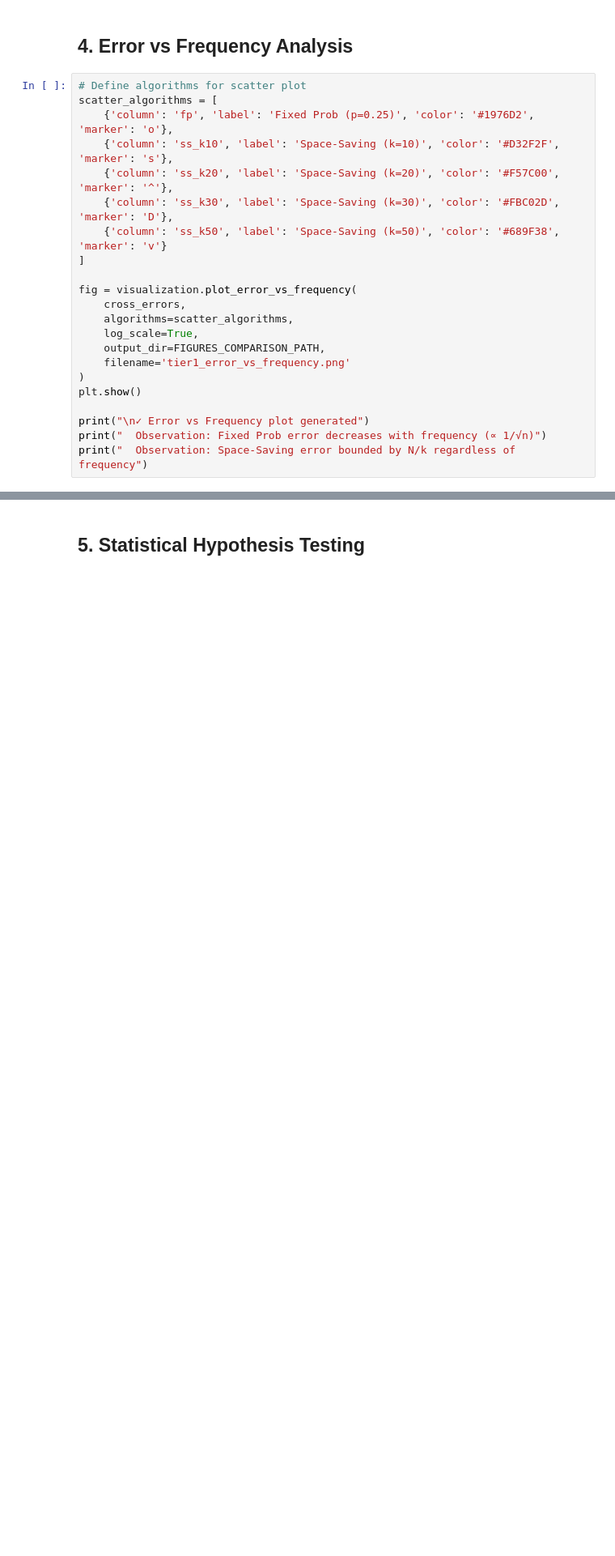
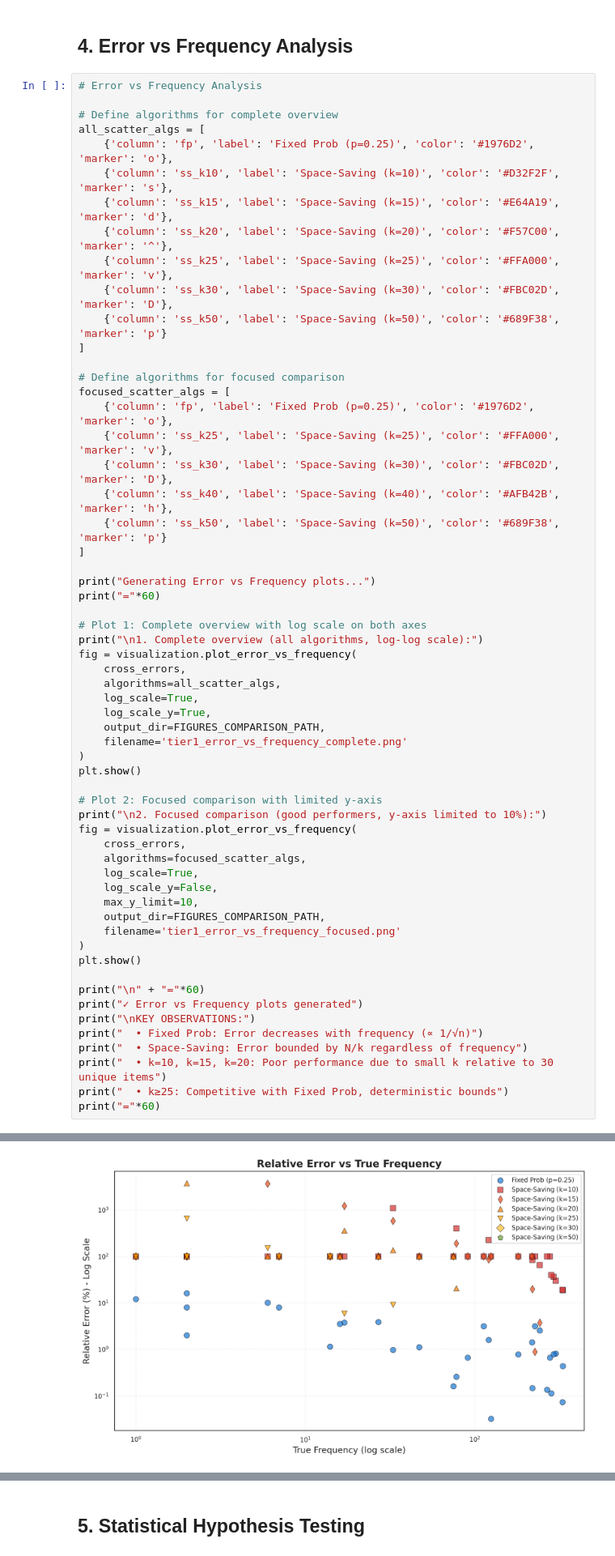
Before and after one commit to roldao04/AA, a Jupyter notebook: project_3/notebooks/05_comprehensive_comparison.ipynb, the cells around one changed output, grey strips where cells are left out. Shown at 81% size. Drawn from its saved outputs; the diff is of its cells as text; blank space fills up the shorter version.

```diff
--- a/project_3/notebooks/05_comprehensive_comparison.ipynb
+++ b/project_3/notebooks/05_comprehensive_comparison.ipynb
@@ -143,24 +255,62 @@ for alg in algorithms_to_plot:
 # %% [markdown]
 ## 4. Error vs Frequency Analysis
 # %%
-# Define algorithms for scatter plot
-scatter_algorithms = [
+# Error vs Frequency Analysis
+
+# Define algorithms for complete overview
+all_scatter_algs = [
     {'column': 'fp', 'label': 'Fixed Prob (p=0.25)', 'color': '#1976D2', 'marker': 'o'},
     {'column': 'ss_k10', 'label': 'Space-Saving (k=10)', 'color': '#D32F2F', 'marker': 's'},
+    {'column': 'ss_k15', 'label': 'Space-Saving (k=15)', 'color': '#E64A19', 'marker': 'd'},
     {'column': 'ss_k20', 'label': 'Space-Saving (k=20)', 'color': '#F57C00', 'marker': '^'},
+    {'column': 'ss_k25', 'label': 'Space-Saving (k=25)', 'color': '#FFA000', 'marker': 'v'},
     {'column': 'ss_k30', 'label': 'Space-Saving (k=30)', 'color': '#FBC02D', 'marker': 'D'},
-    {'column': 'ss_k50', 'label': 'Space-Saving (k=50)', 'color': '#689F38', 'marker': 'v'}
+    {'column': 'ss_k50', 'label': 'Space-Saving (k=50)', 'color': '#689F38', 'marker': 'p'}
 ]
 
+# Define algorithms for focused comparison
+focused_scatter_algs = [
+    {'column': 'fp', 'label': 'Fixed Prob (p=0.25)', 'color': '#1976D2', 'marker': 'o'},
+    {'column': 'ss_k25', 'label': 'Space-Saving (k=25)', 'color': '#FFA000', 'marker': 'v'},
+    {'column': 'ss_k30', 'label': 'Space-Saving (k=30)', 'color': '#FBC02D', 'marker': 'D'},
+    {'column': 'ss_k40', 'label': 'Space-Saving (k=40)', 'color': '#AFB42B', 'marker': 'h'},
+    {'column': 'ss_k50', 'label': 'Space-Saving (k=50)', 'color': '#689F38', 'marker': 'p'}
+]
+
+print("Generating Error vs Frequency plots...")
+print("="*60)
+
+# Plot 1: Complete overview with log scale on both axes
+print("\n1. Complete overview (all algorithms, log-log scale):")
 fig = visualization.plot_error_vs_frequency(
     cross_errors,
-    algorithms=scatter_algorithms,
+    algorithms=all_scatter_algs,
     log_scale=True,
+    log_scale_y=True,
     output_dir=FIGURES_COMPARISON_PATH,
-    filename='tier1_error_vs_frequency.png'
+    filename='tier1_error_vs_frequency_complete.png'
 )
 plt.show()
 
-print("\n✓ Error vs Frequency plot generated")
-print("  Observation: Fixed Prob error decreases with frequency (∝ 1/√n)")
-print("  Observation: Space-Saving error bounded by N/k regardless of frequency")
+# Plot 2: Focused comparison with limited y-axis
+print("\n2. Focused comparison (good performers, y-axis limited to 10%):")
+fig = visualization.plot_error_vs_frequency(
+    cross_errors,
+    algorithms=focused_scatter_algs,
+    log_scale=True,
+    log_scale_y=False,
+    max_y_limit=10,
+    output_dir=FIGURES_COMPARISON_PATH,
+    filename='tier1_error_vs_frequency_focused.png'
+)
+plt.show()
+
+print("\n" + "="*60)
+print("✓ Error vs Frequency plots generated")
+print("\nKEY OBSERVATIONS:")
+print("  • Fixed Prob: Error decreases with frequency (∝ 1/√n)")
+print("  • Space-Saving: Error bounded by N/k regardless of frequency")
+print("  • k=10, k=15, k=20: Poor performance due to small k relative to 30 unique items")
+print("  • k≥25: Competitive with Fixed Prob, deterministic bounds")
+print("="*60)
+# %% [output]
@@ -166,0 +322 @@ print("  Observation: Space-Saving error bounded by N/k regardless of frequency"
+[figure, added]
```
Also changed, not shown: parts of 14 cells of this notebook, 25 other files.
